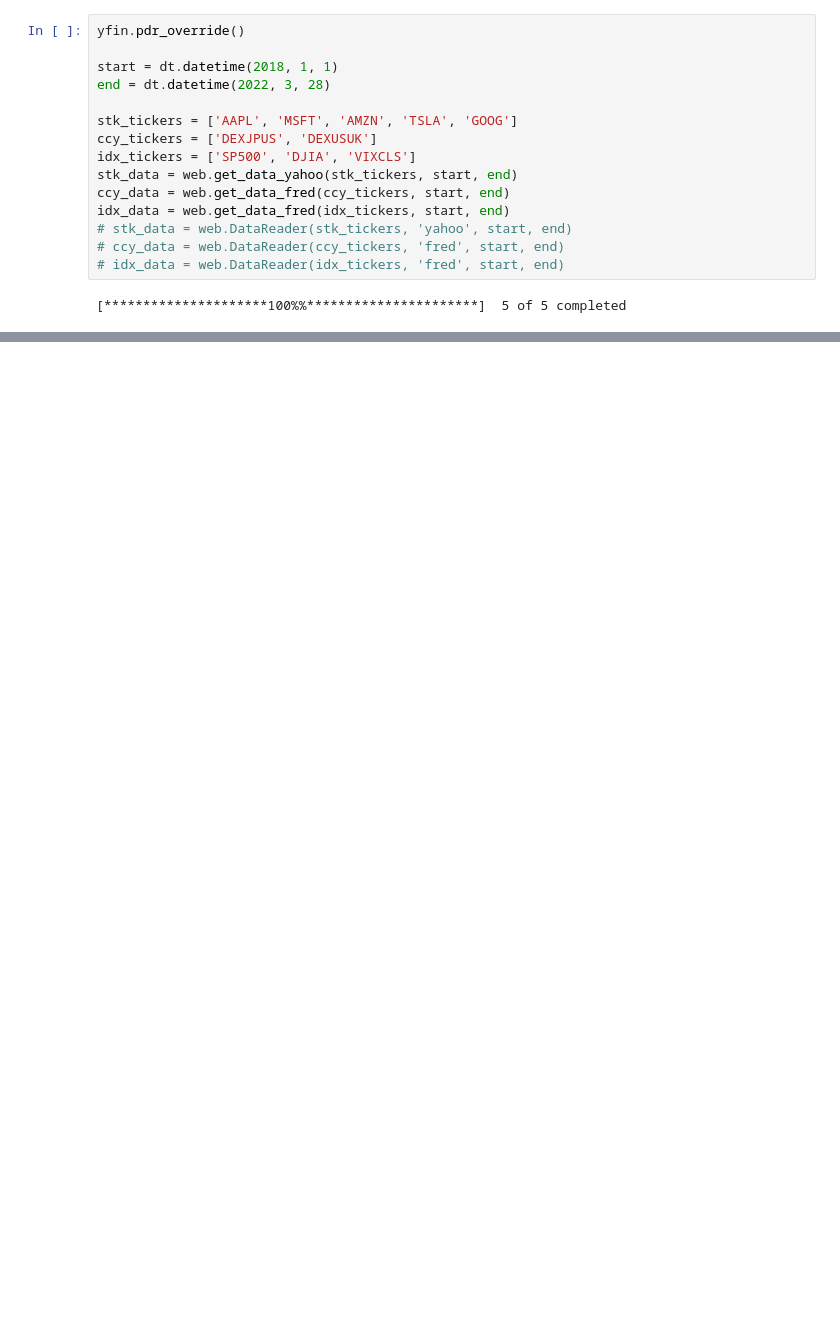
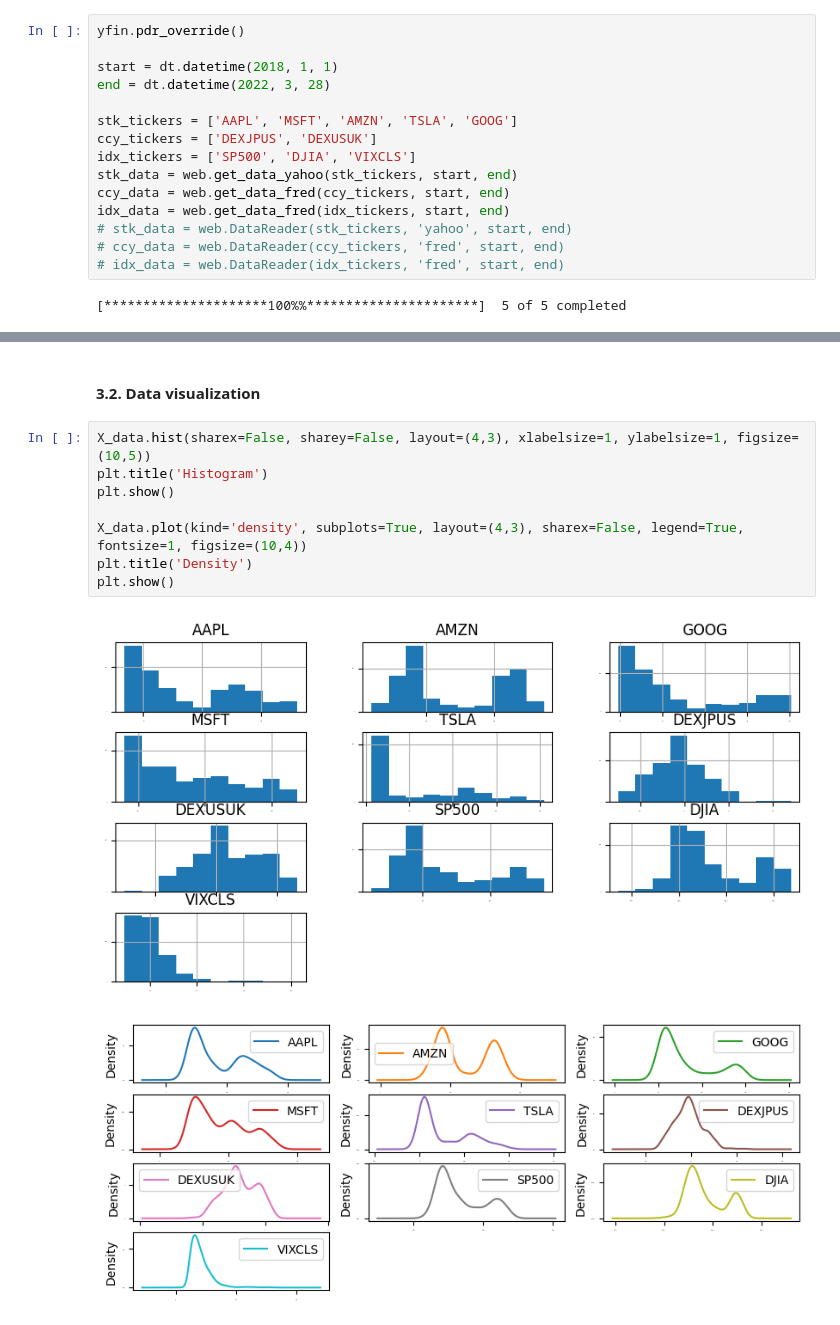
Before and after one commit to jamiecjm/quantpy-finml-course, a Jupyter notebook: chapter3.ipynb, the cells around one changed output, grey strips where cells are left out. Cells and saved outputs as stored; diff of their text form; blank space fills up the shorter version.

Commit message:
Data visualization

```diff
--- a/chapter3.ipynb
+++ b/chapter3.ipynb
@@ -59,0 +81,13 @@ X_data.head()
+# %% [markdown]
+#### 3.2. Data visualization
+# %%
+X_data.hist(sharex=False, sharey=False, layout=(4,3), xlabelsize=1, ylabelsize=1, figsize=(10,5))
+plt.title('Histogram')
+plt.show()
+
+X_data.plot(kind='density', subplots=True, layout=(4,3), sharex=False, legend=True, fontsize=1, figsize=(10,4))
+plt.title('Density')
+plt.show()
+# %% [output]
+[figure, added]
+[figure, added]
```
Also changed, not shown: parts of 7 cells of this notebook, 1 other file.
